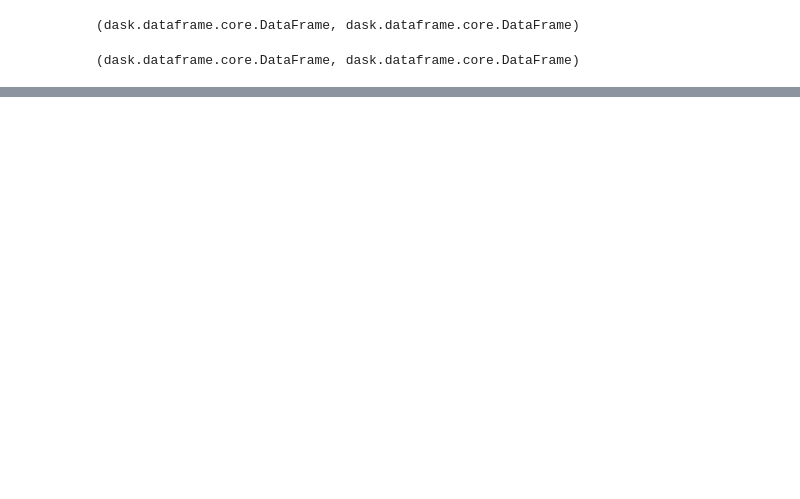
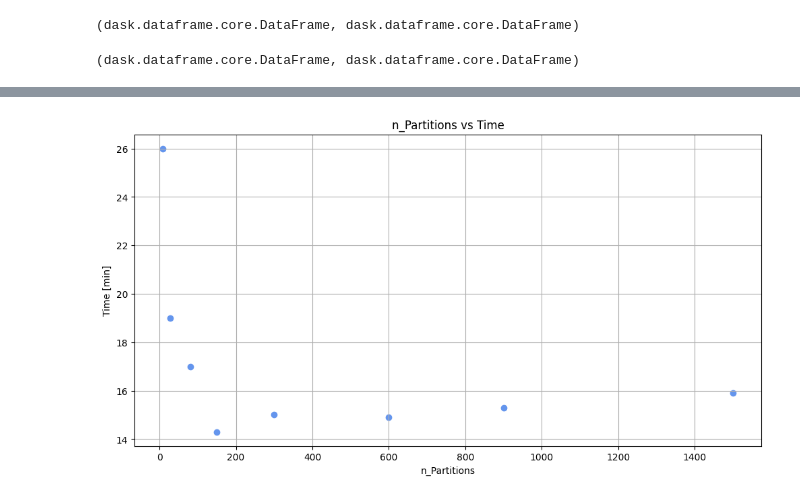
Before and after one commit to RiccardoTancredi/mapdB-cosmic-rays, a Jupyter notebook: Ric/prova_connection.ipynb, the cells around one changed output, grey strips where cells are left out. Saved outputs shown, nothing was run; the diff lists cells and outputs as text; code cells hidden in the pictures; blank space fills up the shorter version.

```diff
--- a/Ric/prova_connection.ipynb
+++ b/Ric/prova_connection.ipynb
@@ -532,0 +773,13 @@ print(f"The total time is {total_time} mins") # 17 minutes
+# %%
+data = np.loadtxt("partitions.txt")
+partitions = data[:, 0]
+mins = data[:, 1]
+plt.figure(figsize=(12, 6))
+plt.scatter(partitions, mins, c="cornflowerblue")
+plt.grid()
+plt.xlabel("n_Partitions")
+plt.ylabel("Time [min]")
+plt.title("n_Partitions vs Time")
+plt.show()
+# %% [output]
+[figure, added]
```
Also changed, not shown: parts of 53 cells of this notebook, 4 other files.
